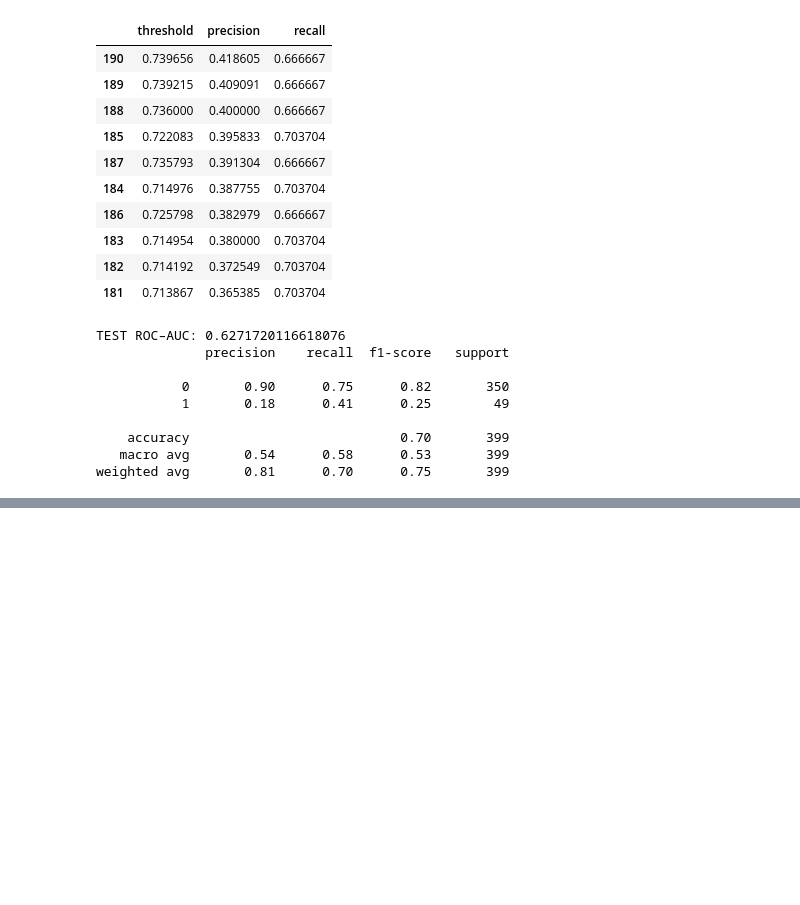
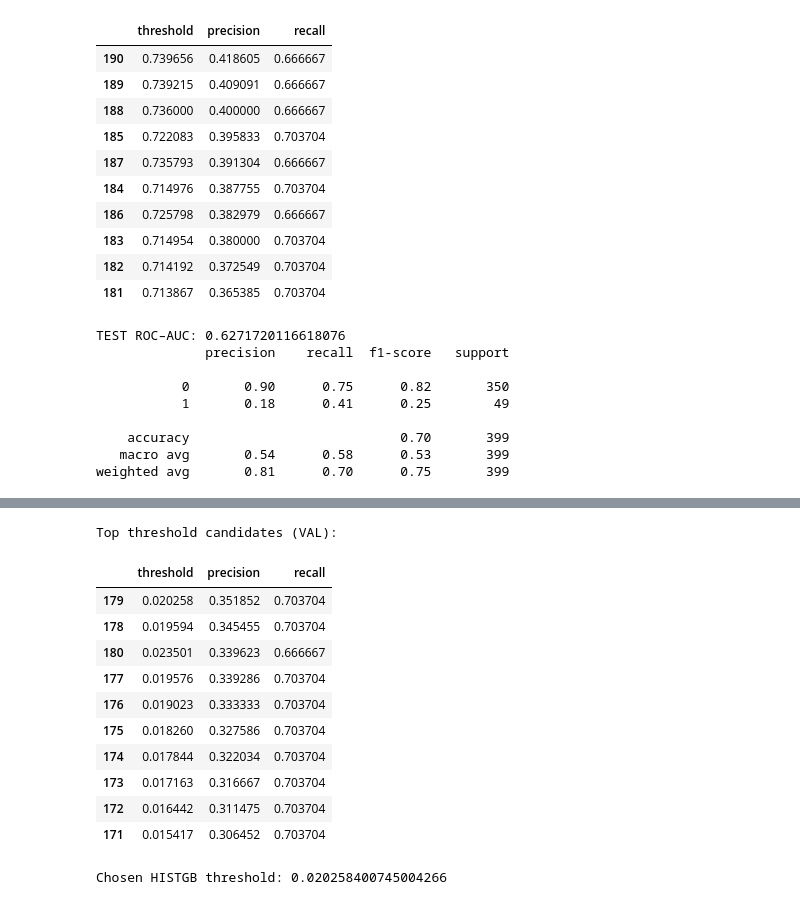
Before and after one commit to jmuhunyu/moniqo_project, a Jupyter notebook: moniqo_project.ipynb, the cells around one changed output, grey strips where cells are left out. Drawn from its saved outputs; the diff is of its cells as text; code cells hidden in the pictures; blank space fills up the shorter version.

```diff
--- a/moniqo_project.ipynb
+++ b/moniqo_project.ipynb
@@ -1690,0 +1713,25 @@ weighted avg       0.87      0.80      0.83       399
+# %%
+cand = (
+    pr_df_gb[(pr_df_gb["recall"] >= 0.65) & (pr_df_gb["recall"] <= 0.80)]
+    .sort_values("precision", ascending=False)
+)
+
+print("Top threshold candidates (VAL):")
+display(cand.head(10))
+
+CHOSEN_THRESHOLD_GB = float(cand.iloc[0]["threshold"]) if len(cand) else 0.5
+print("Chosen HISTGB threshold:", CHOSEN_THRESHOLD_GB)
+# %% [output]
+Top threshold candidates (VAL):
+|  | threshold | precision | recall |
+| 179 | 0.020258 | 0.351852 | 0.703704 |
+| 178 | 0.019594 | 0.345455 | 0.703704 |
+| 180 | 0.023501 | 0.339623 | 0.666667 |
+| 177 | 0.019576 | 0.339286 | 0.703704 |
+| 176 | 0.019023 | 0.333333 | 0.703704 |
+| 175 | 0.018260 | 0.327586 | 0.703704 |
+| 174 | 0.017844 | 0.322034 | 0.703704 |
+| 173 | 0.017163 | 0.316667 | 0.703704 |
+| 172 | 0.016442 | 0.311475 | 0.703704 |
+| 171 | 0.015417 | 0.306452 | 0.703704 |
+Chosen HISTGB threshold: 0.020258400745004266
```
Also changed, not shown: parts of 15 cells of this notebook, 1 other file.
